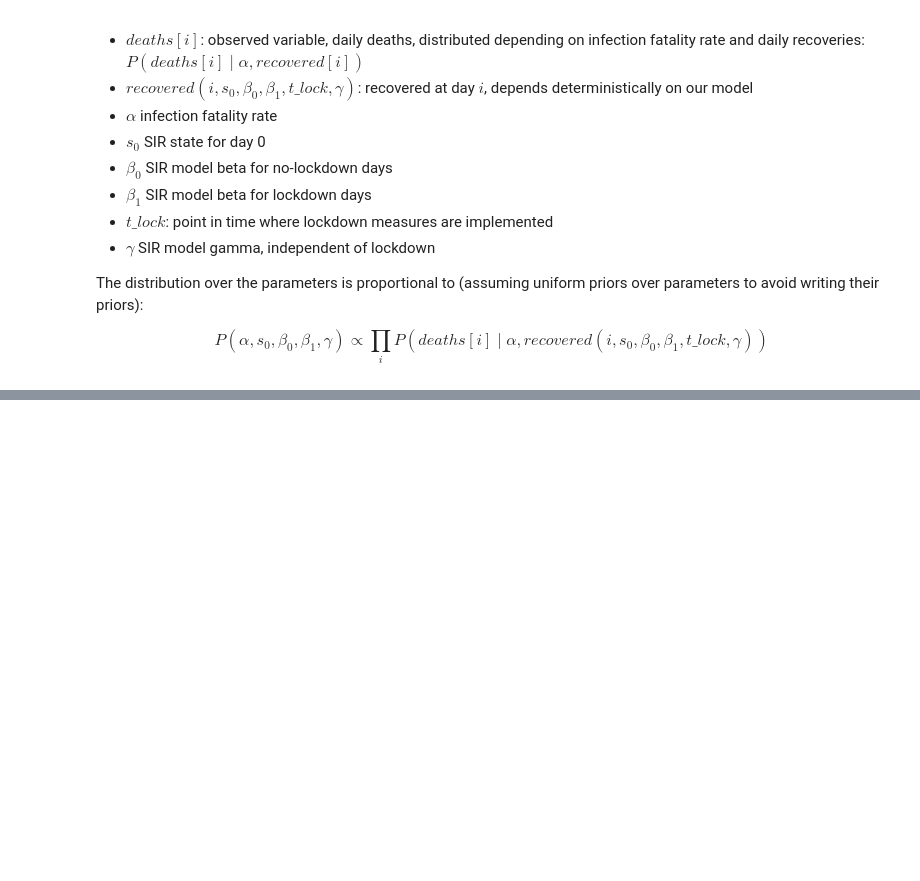
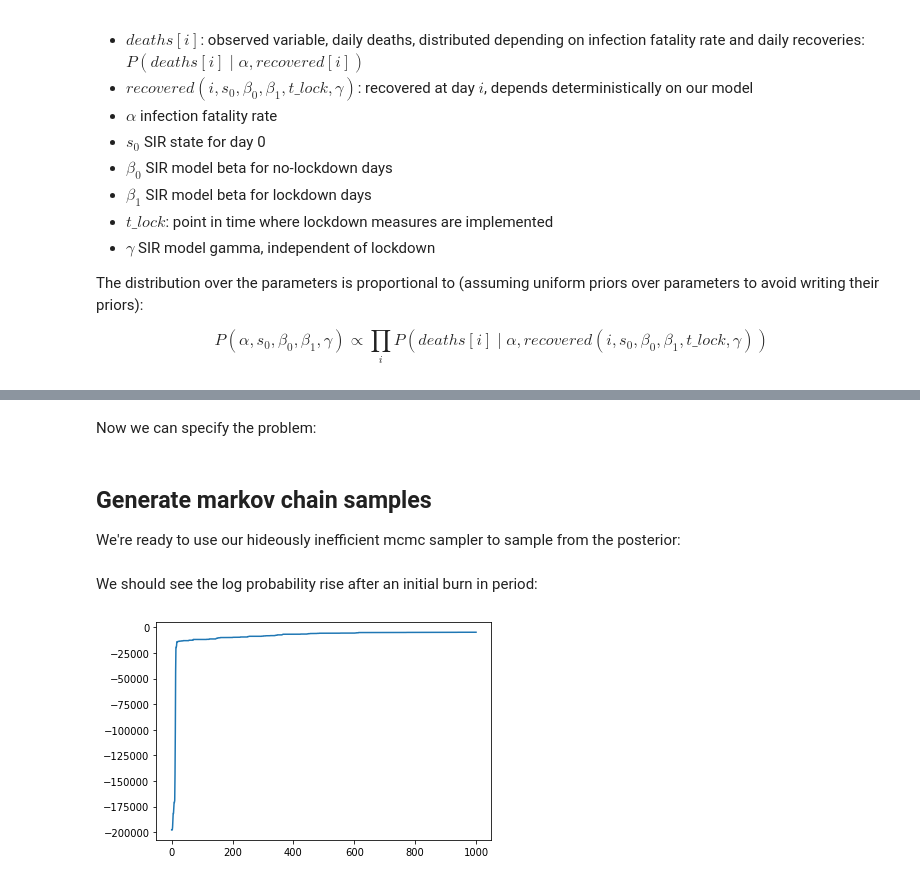
Before and after one commit to miguelsimon/armchair-covid19, a Jupyter notebook: inference.ipynb, the cells around one changed output, grey strips where cells are left out. Saved outputs shown, nothing was run; the diff lists cells and outputs as text; code cells hidden in the pictures; blank space fills up the shorter version.

```diff
--- a/inference.ipynb
+++ b/inference.ipynb
@@ -55,0 +68,36 @@ b_gamma : Tuple[float]
+# %%
+df = pandas.read_csv('new_deaths.csv')
+deaths = np.array(df['Spain'])
+dates = np.array(df['date'])
+
+# lockdown starts 2020-03-05, find day index
+t_lock = np.where(dates == '2020-03-05')[0][0]
+# %% [markdown]
+Now we can specify the problem:
+# %%
+spec = inference.Spec(
+            population=46.66 * 1000000,
+            deaths=deaths,
+            b_infected=(1.0, 100000.0),
+            b_alpha=(0.0001, 0.01),
+            b_beta_0=(0.05, 0.8),
+            b_beta_1=(0.02, 0.05),
+            t_lock=t_lock,
+            b_gamma=(1 / 40.0, 1 / 10.0),
+        )
+# %% [markdown]
+## Generate markov chain samples
+
+We're ready to use our hideously inefficient mcmc sampler to sample from the posterior:
+# %%
+sampler = inference.MCMCSampler(spec)
+
+for i in range(1000):
+    sampler.step()
+# %% [markdown]
+We should see the log probability rise after an initial burn in period:
+# %%
+plt.plot(sampler.logps)
+plt.show()
+# %% [output]
+[figure, added]
```
Also changed, not shown: parts of 9 cells of this notebook, 5 other files.
